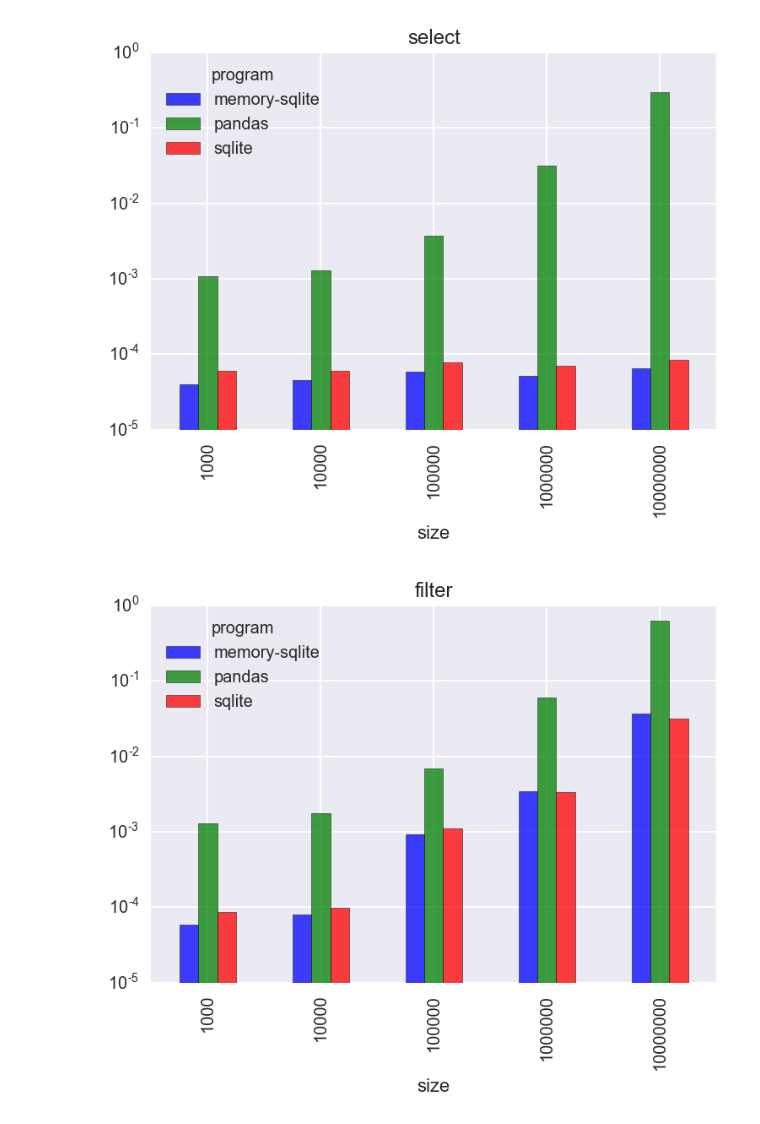
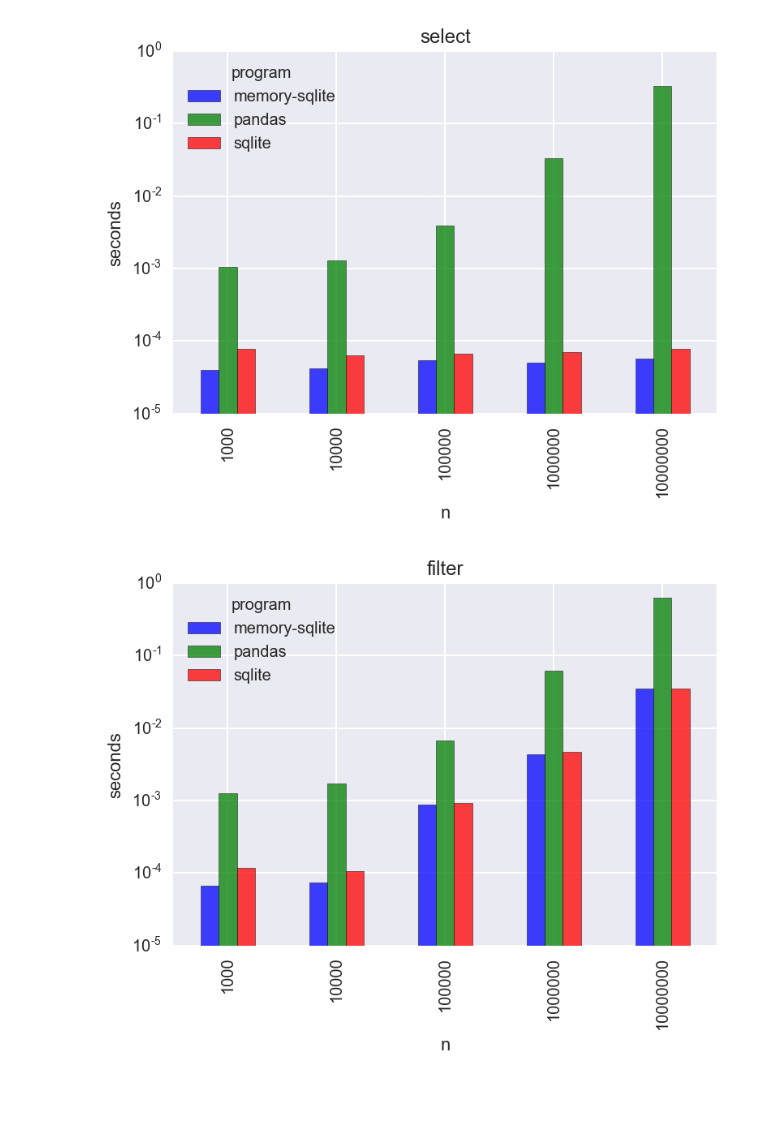
Before and after one commit to thedataincubator/sql_vs_pandas, a Jupyter notebook: analysis/Analysis.ipynb, the cells around one changed output. Cells and saved outputs as stored; diff of their text form; code cells hidden in the pictures; blank space fills up the shorter version.

```diff
--- a/analysis/Analysis.ipynb
+++ b/analysis/Analysis.ipynb
@@ -4,18 +4,11 @@ import matplotlib.pylab as plt
 import seaborn as sns
 matplotlib.rcParams['savefig.dpi'] = 2 * matplotlib.rcParams['savefig.dpi']
 # %%
-import glob
 import pandas as pd
 import simplejson as json
 from simplejson import JSONDecodeError
 
-files = glob.glob('../results/run5/*.json')
-def read_json(file):
-    with open(file) as fh:
-        try:
-            return json.load(fh)
-        except JSONDecodeError:
-            return {}
-json_data = [read_json(f) for f in files]
+with open('../results/run11/driver.json') as fh:
+    json_data = [json.loads(row) for row in fh]
 df = pd.DataFrame(json_data).rename(columns={'command': 'program'})
-df['size'] = df['file'].str.split('.').apply(lambda x: int(x[1]))
+df['n'] = df['n'].astype('int')
@@ -24,9 +15,10 @@ df.sort
 # %%
-for task in  ['select', 'filter','groupby', 'load']:
-    group = df.groupby(['size', 'program'])[task]
+for task in  ['select', 'filter','groupby', 'load', 'sort', 'join']:
+    group = df.groupby(['n', 'program'])[task]
     m = group.mean().unstack()
     e = group.std().unstack()
-    m.plot(kind='bar', logy=True, title=task, alpha=.75)
+    ax = m.plot(kind='bar', logy=True, title=task, alpha=.75)
+    ax.set_ylabel("seconds")
 # %% [output]
-[figure, old version]
+[figure, new version]
-[figure, old version]
+[figure, new version]
```
Also changed, not shown: parts of 5 cells of this notebook.
